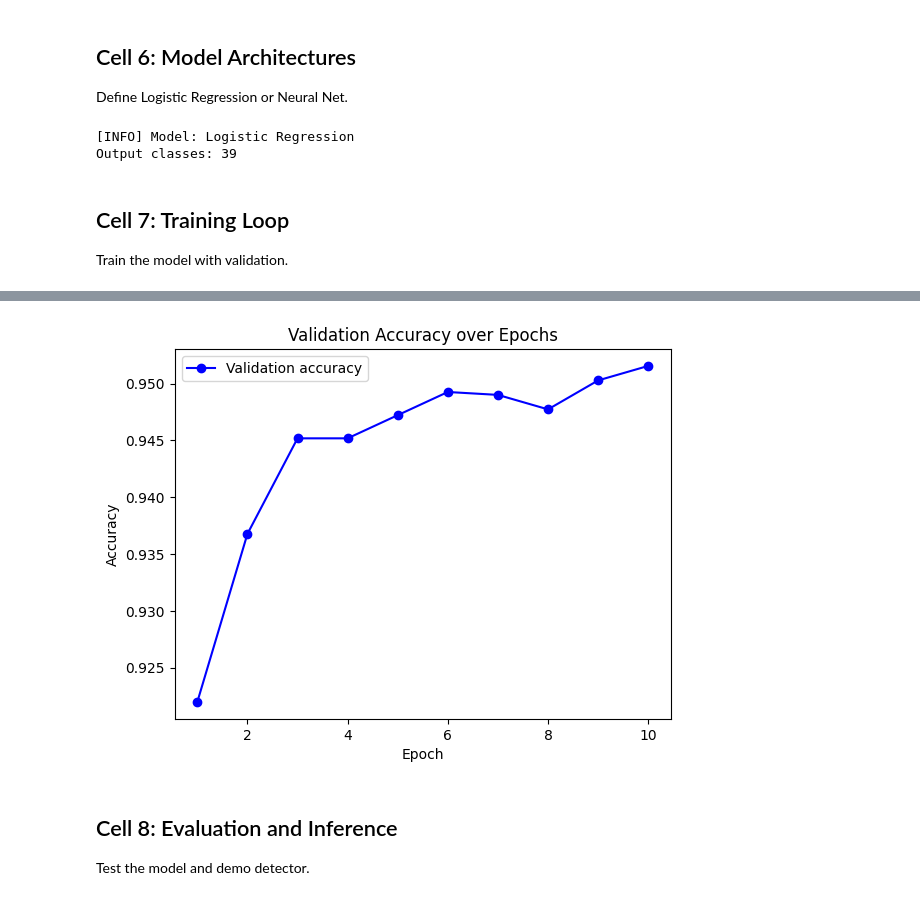
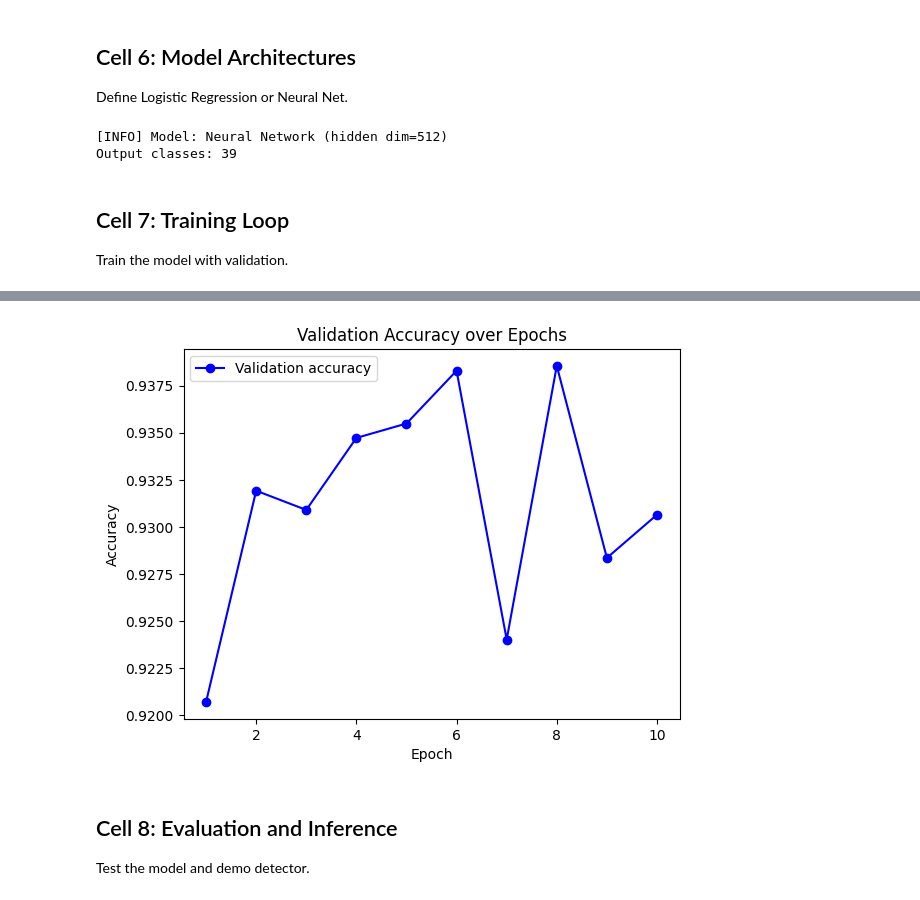
Before and after one commit to frankyuan515/GoogleLab, a Jupyter notebook: lab_4.ipynb, the cells around one changed output, grey strips where cells are left out. Cells and saved outputs as stored; diff of their text form; code cells hidden in the pictures.

```diff
--- a/lab_4.ipynb
+++ b/lab_4.ipynb
@@ -207,6 +237,16 @@ Compute n-gram frequencies and encode as sparse vectors.
 # Hint: Use collections.Counter, then {k: v / total for k,v in counter.items()}
 def rel_freqs(lst):
     #  Task 5========================= TODO: Your code here
+    # count how many times each index appears
+    counts = Counter(lst)
+    total = len(lst)
+
+    # convert counts to relative frequency = count / total
+    rel = {}
+    for k in counts:
+        rel[k] = counts[k] / total
+
+    return rel
 
 
 # Test
@@ -221,6 +261,11 @@ print("Test rel_freqs (chars):", freqs_banana[0])
 def multihot(idx_freq, max_size):
     feat_vector = torch.zeros(max_size)
     #  Task 6=================================== TODO: Your code here
+    # set 1.0 at positions that appear.
+    for idx in idx_freq.keys():
+        feat_vector[idx] = 1.0
+
+    return feat_vector
 
 
 # Multihot with frequencies
@@ -228,6 +273,11 @@ def multihot(idx_freq, max_size):
 def multihot_freq(idx_freq, max_size):
     feat_vector = torch.zeros(max_size)
     #  Task 7============================== TODO: Your code here
+    # set each position to its relative frequency
+    for idx, freq in idx_freq.items():
+        feat_vector[idx] = freq
+
+    return feat_vector
 
 
 # Test
@@ -299,11 +349,16 @@ Define Logistic Regression or Neural Net.
 if HIDDEN_LAYER:
     model = nn.Sequential(
         #  Task 8 ====================TODO: Your code here
+        # input → hidden, activation function, hidden → output
+        nn.Linear(input_dim, HIDDEN_DIM),
+        nn.ReLU(),
+        nn.Linear(HIDDEN_DIM, len(langs))
 
     )
 else:
     model = nn.Sequential(
         #  Task 9====================TODO: Your code here
+        nn.Linear(input_dim, len(langs)) # input → output
 
     )
 
@@ -318,7 +373,7 @@ optimizer = torch.optim.NAdam(model.parameters(), lr=0.01)
 dataset = TensorDataset(X_train, y_train)
 dataloader = DataLoader(dataset, batch_size=BATCH_SIZE, shuffle=True)
 # %% [output]
-[INFO] Model: Logistic Regression
+[INFO] Model: Neural Network (hidden dim=512)
 Output classes: 39
 # %% [markdown]
 ## Cell 7: Training Loop
@@ -354,6 +409,18 @@ for epoch in tqdm(range(EPOCHS), desc="Training"):
     # Hint: Reuse train logic but without gradients/optimizer
     model.eval()
     #your code
+    with torch.no_grad():
+        # forward pass on the whole validation set
+        y_val_pred = model(X_val)
+
+        # compute validation loss
+        loss_val = loss_fn(y_val_pred, y_val).item()
+
+        # compute validation accuracy
+        _, predicted_val = torch.max(y_val_pred.data, 1)
+        correct_val = (predicted_val == y_val).sum().item()
+        total_val = len(y_val)
+        acc_val = correct_val / total_val
 
 
 
@@ -382,4 +449,4 @@ Epoch 10: Train Acc: 0.9908, Val Acc: 0.9516
-[figure, old version]
+[figure, new version]
 # %% [markdown]
 ## Cell 8: Evaluation and Inference
 Test the model and demo detector.
```
Also changed, not shown: parts of 6 cells of this notebook.
